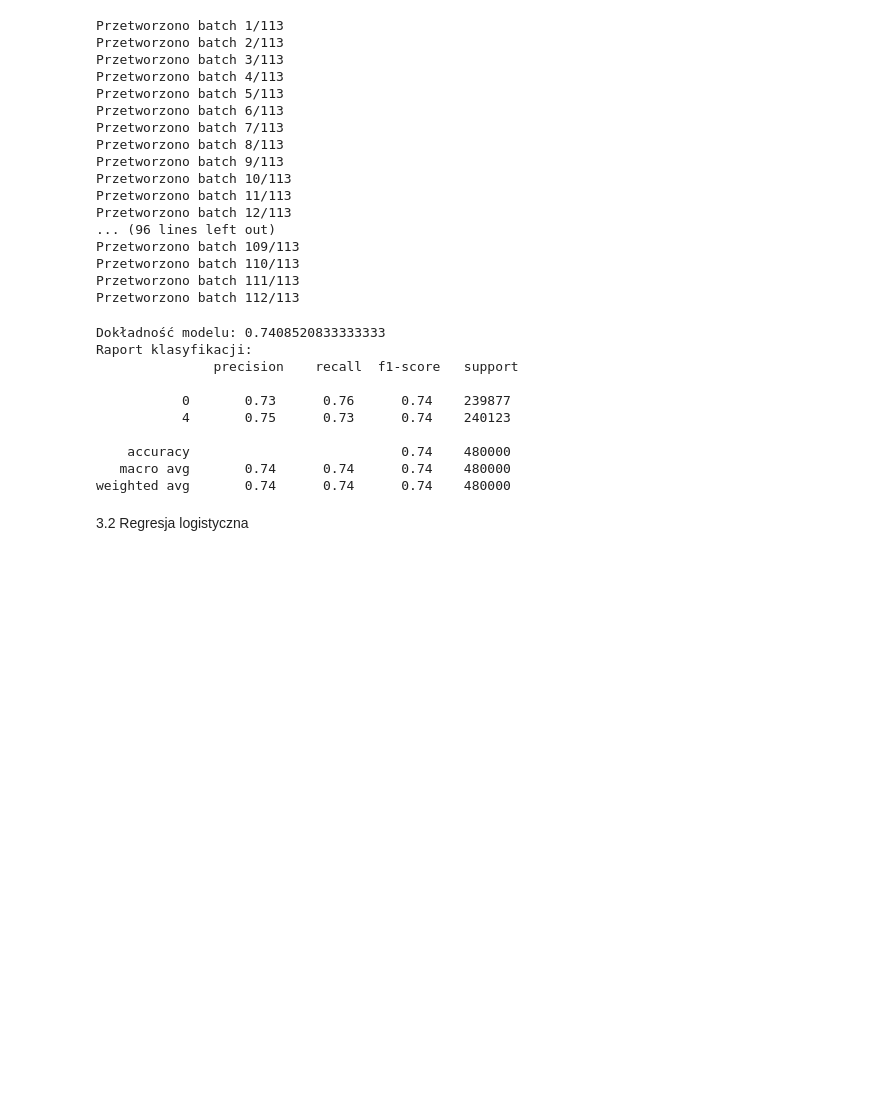
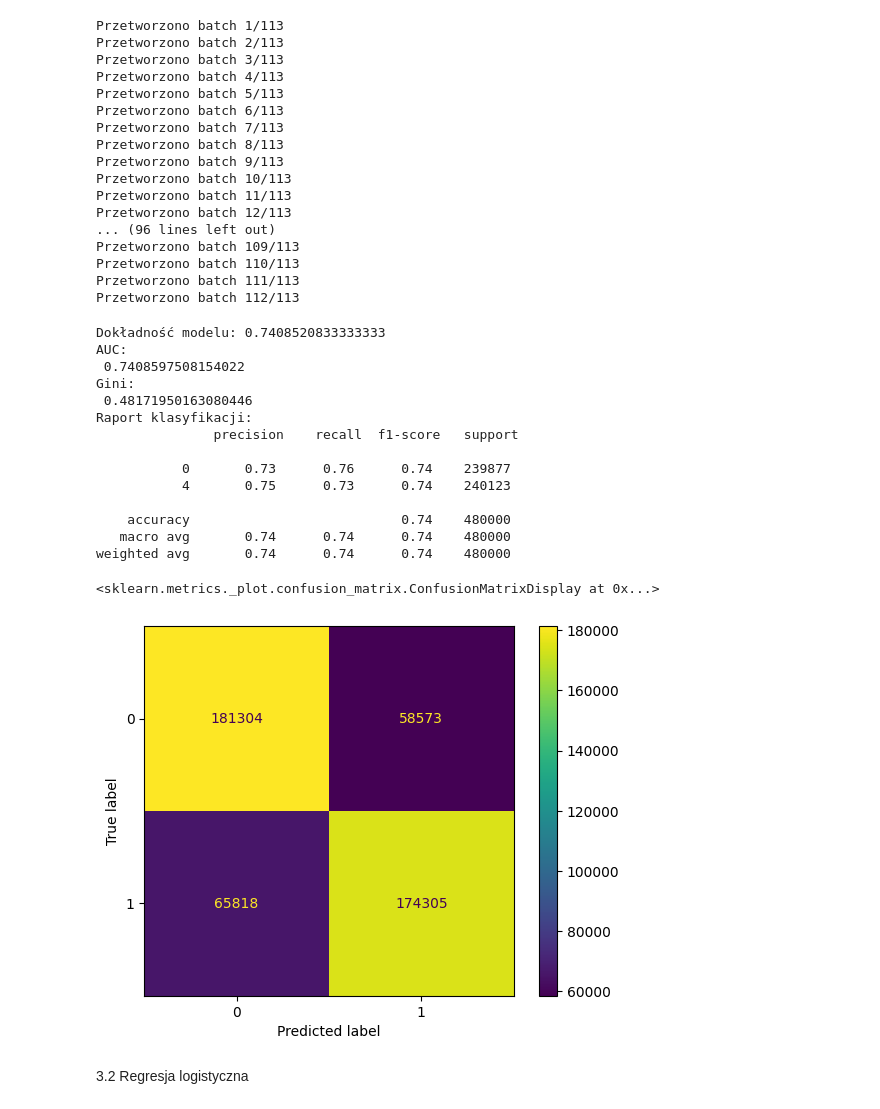
Before and after one commit to Bieslaw/LLMProject, a Jupyter notebook: Etap2.ipynb, the cells around one changed output. Cells and saved outputs as stored; diff of their text form; code cells hidden in the pictures; blank space fills up the shorter version.

```diff
--- a/Etap2.ipynb
+++ b/Etap2.ipynb
@@ -188,13 +192,20 @@ Przetworzono batch 112/113
 # %%
 from sklearn.metrics import accuracy_score
 from sklearn.metrics import classification_report
+from sklearn.metrics import roc_auc_score
 
 vectorizer
 y_pred = model.predict(X_test_vec)
 print("Dokładność modelu:", accuracy_score(y_test, y_pred))
+print("AUC:\n", roc_auc_score(y_test, y_pred))
+print("Gini:\n", 2*roc_auc_score(y_test, y_pred)-1)
 print("Raport klasyfikacji:\n", classification_report(y_test, y_pred))
 # %% [output]
 Dokładność modelu: 0.7408520833333333
+AUC:
+ 0.7408597508154022
+Gini:
+ 0.48171950163080446
 Raport klasyfikacji:
                precision    recall  f1-score   support
 
@@ -204,6 +215,14 @@ Raport klasyfikacji:
     accuracy                           0.74    480000
    macro avg       0.74      0.74      0.74    480000
 weighted avg       0.74      0.74      0.74    480000
+# %%
+from sklearn.metrics import confusion_matrix, ConfusionMatrixDisplay
+cm = confusion_matrix(y_test, y_pred)
+disp = ConfusionMatrixDisplay(confusion_matrix=cm)
+disp.plot()
+# %% [output]
+<sklearn.metrics._plot.confusion_matrix.ConfusionMatrixDisplay at 0x...>
+[figure, added]
 # %% [markdown]
 3.2 Regresja logistyczna
 # %%
```
Also changed, not shown: parts of 10 cells of this notebook.
